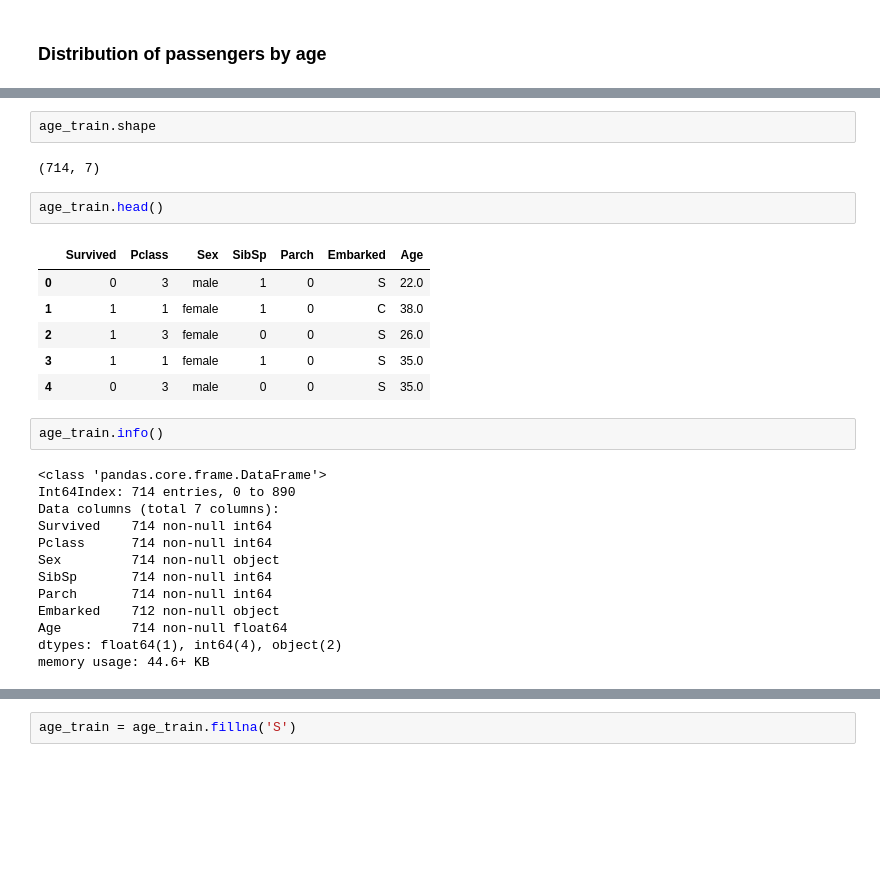
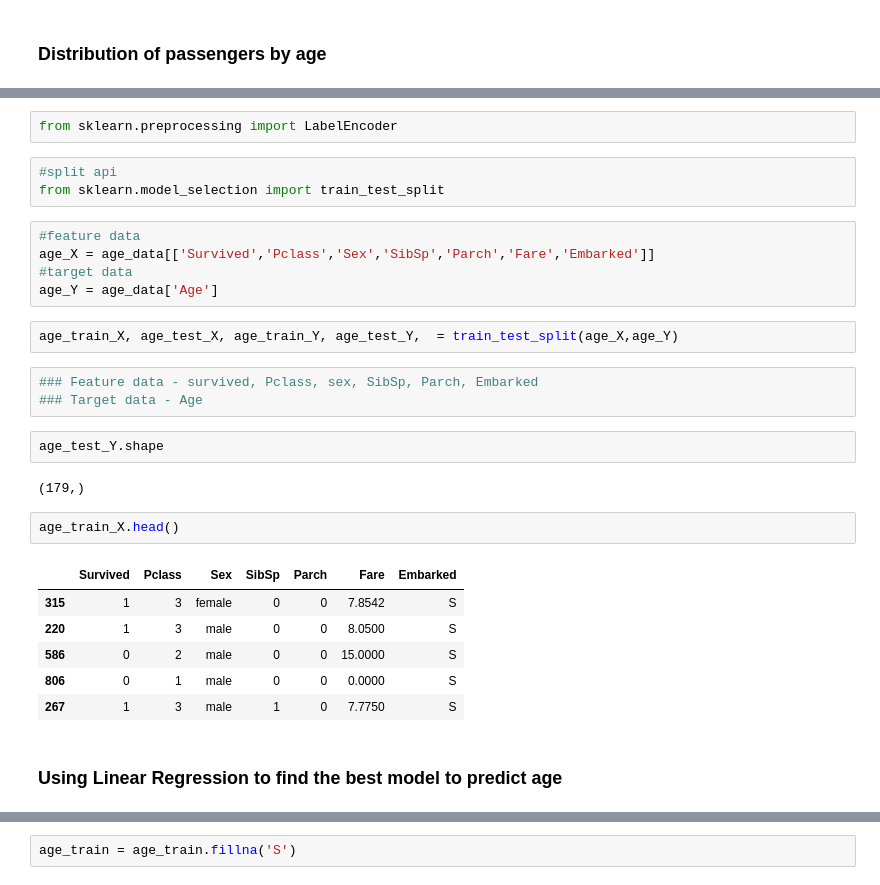
Before and after one commit to edyoda/data-science-ml-foundation-10, a Jupyter notebook: Project 6 Titanic Machine Learning from Disaster.ipynb, the cells around one changed output, grey strips where cells are left out. Saved outputs shown, nothing was run; the diff lists cells and outputs as text; blank space fills up the shorter version.

```diff
--- a/Project 6 Titanic Machine Learning from Disaster.ipynb
+++ b/Project 6 Titanic Machine Learning from Disaster.ipynb
@@ -84,28 +107,30 @@ age_train = valid_age_data[['Survived','Pclass','Sex','SibSp','Parch','Embarked'
+# %%
+from sklearn.preprocessing import LabelEncoder
+# %%
+#split api
+from sklearn.model_selection import train_test_split
+# %%
+#feature data
+age_X = age_data[['Survived','Pclass','Sex','SibSp','Parch','Fare','Embarked']]
+#target data
+age_Y = age_data['Age']
+# %%
+age_train_X, age_test_X, age_train_Y, age_test_Y,  = train_test_split(age_X,age_Y)
+# %%
+### Feature data - survived, Pclass, sex, SibSp, Parch, Embarked
+### Target data - Age
 # %%
-age_train.shape
+age_test_Y.shape
 # %% [output]
-(714, 7)
+(179,)
 # %%
-age_train.head()
+age_train_X.head()
 # %% [output]
-|  | Survived | Pclass | Sex | SibSp | Parch | Embarked | Age |
-| 0 | 0 | 3 | male | 1 | 0 | S | 22.0 |
-| 1 | 1 | 1 | female | 1 | 0 | C | 38.0 |
-| 2 | 1 | 3 | female | 0 | 0 | S | 26.0 |
-| 3 | 1 | 1 | female | 1 | 0 | S | 35.0 |
-| 4 | 0 | 3 | male | 0 | 0 | S | 35.0 |
+|  | Survived | Pclass | Sex | SibSp | Parch | Fare | Embarked |
+| 315 | 1 | 3 | female | 0 | 0 | 7.8542 | S |
+| 220 | 1 | 3 | male | 0 | 0 | 8.0500 | S |
+| 586 | 0 | 2 | male | 0 | 0 | 15.0000 | S |
+| 806 | 0 | 1 | male | 0 | 0 | 0.0000 | S |
+| 267 | 1 | 3 | male | 1 | 0 | 7.7750 | S |
-# %%
-age_train.info()
-# %% [output]
-<class 'pandas.core.frame.DataFrame'>
-Int64Index: 714 entries, 0 to 890
-Data columns (total 7 columns):
-Survived    714 non-null int64
-Pclass      714 non-null int64
-Sex         714 non-null object
-SibSp       714 non-null int64
-Parch       714 non-null int64
-Embarked    712 non-null object
-Age         714 non-null float64
-dtypes: float64(1), int64(4), object(2)
-memory usage: 44.6+ KB
+# %% [markdown]
+### Using Linear Regression to find the best model to predict age
```
Also changed, not shown: parts of 25 cells of this notebook.
